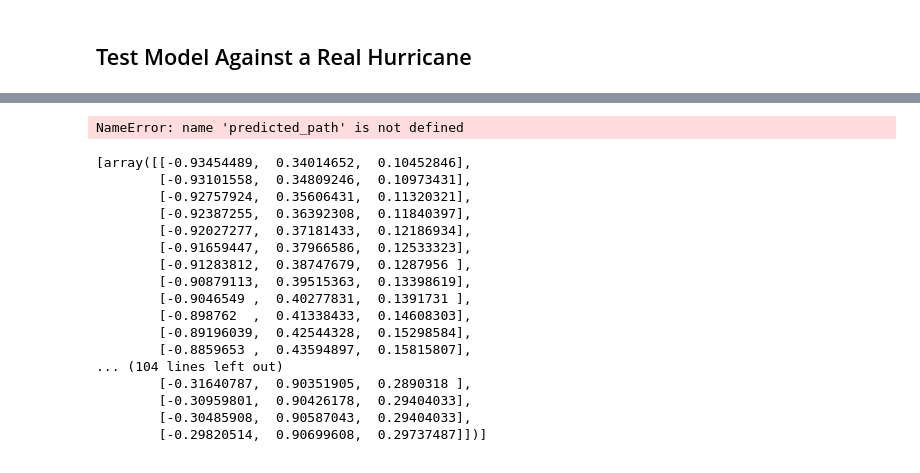
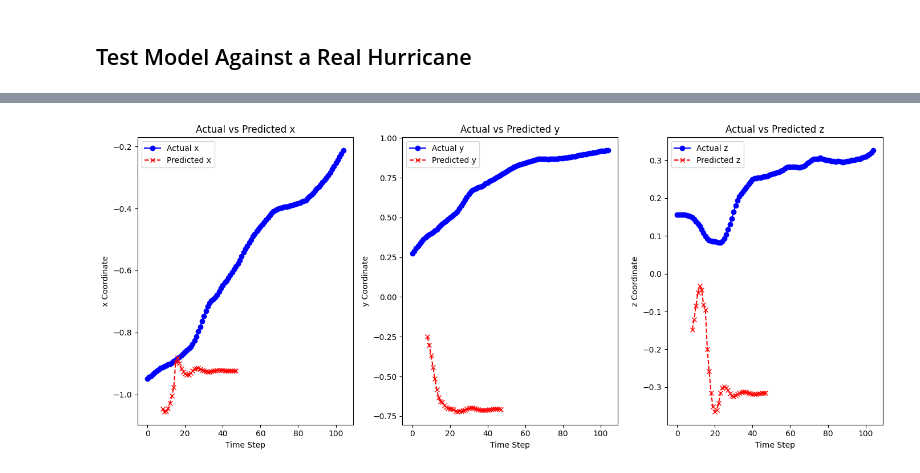
Before and after one commit to arshchawla21/Hurricane_RNN_Forecasting, a Jupyter notebook: notebooks/single_variable_hurricane_RNN.ipynb, the cells around one changed output, grey strips where cells are left out. Saved outputs shown, nothing was run; the diff lists cells and outputs as text; code cells hidden in the pictures.

```diff
--- a/notebooks/single_variable_hurricane_RNN.ipynb
+++ b/notebooks/single_variable_hurricane_RNN.ipynb
@@ -248,0 +289,6 @@ array([[-0.76460347,  0.5973737 ,  0.2419219 ],
+# %%
+def descale_xyz_array(scaled_array):
+    original_array = (scaled_array * 2) -1
+    return original_array
+# %%
+test_hurricane_norm = normalise_xyz_array(test_hurricane)
@@ -285,0 +331,3 @@ predicted_path = predict_path(model, test_hurricane[0:10], steps=40)
+# %%
+# Example: Predicting the next 32 steps from the first 8 sequence in the evaluation set
+predicted_path = predict_path(model, test_hurricane_norm[0:8], steps=40)
@@ -286,3 +352,5 @@ predicted_path = predict_path(model, test_hurricane[0:10], steps=40)
+# %%
+denorm_pred_path = descale_xyz_array(predicted_path)
 # %%
 # visualise the performance of the model
 def plot_predicted_vs_actual(actual_path, pred_path, start_index):
@@ -299,32 +367,32 @@ def plot_predicted_vs_actual(actual_path, pred_path, start_index):
     plt.subplot(1, 3, 1)
     plt.plot(range(len(actual_path)), actual_path[:, 0], label='Actual x', color='blue', marker='o')
     plt.plot(range(start_index, end_index), pred_path[:, 0], label='Predicted x', color='red', linestyle='--', marker='x')
     plt.xlabel('Time Step')
     plt.ylabel('x Coordinate')
     plt.title('Actual vs Predicted x')
     plt.legend()
 
     # Plotting y-coordinate over time
     plt.subplot(1, 3, 2)
     plt.plot(range(len(actual_path)), actual_path[:, 1], label='Actual y', color='blue', marker='o')
     plt.plot(range(start_index, end_index), pred_path[:, 1], label='Predicted y', color='red', linestyle='--', marker='x')
     plt.xlabel('Time Step')
     plt.ylabel('y Coordinate')
     plt.title('Actual vs Predicted y')
     plt.legend()
 
     # Plotting z-coordinate over time
     plt.subplot(1, 3, 3)
     plt.plot(range(len(actual_path)), actual_path[:, 2], label='Actual z', color='blue', marker='o')
     plt.plot(range(start_index, end_index), pred_path[:, 2], label='Predicted z', color='red', linestyle='--', marker='x')
     plt.xlabel('Time Step')
     plt.ylabel('z Coordinate')
     plt.title('Actual vs Predicted z')
     plt.legend()
 
     plt.tight_layout()
     plt.show()
 
-plot_predicted_vs_actual(test_hurricane,predicted_path,10)
+plot_predicted_vs_actual(test_hurricane,denorm_pred_path,8)
 # %% [output]
-NameError: name 'predicted_path' is not defined
+[figure, added]
@@ -337,20 +398,0 @@ list_hurricanes.append(get_points_for_sid(simple_df,"1978252N17119"))
-# %%
-list_hurricanes
-# %% [output]
-[array([[-0.93454489,  0.34014652,  0.10452846],
-        [-0.93101558,  0.34809246,  0.10973431],
-        [-0.92757924,  0.35606431,  0.11320321],
-        [-0.92387255,  0.36392308,  0.11840397],
-        [-0.92027277,  0.37181433,  0.12186934],
-        [-0.91659447,  0.37966586,  0.12533323],
-        [-0.91283812,  0.38747679,  0.1287956 ],
-        [-0.90879113,  0.39515363,  0.13398619],
-        [-0.9046549 ,  0.40277831,  0.1391731 ],
-        [-0.898762  ,  0.41338433,  0.14608303],
-        [-0.89196039,  0.42544328,  0.15298584],
-        [-0.8859653 ,  0.43594897,  0.15815807],
-... (104 lines left out)
-        [-0.31640787,  0.90351905,  0.2890318 ],
-        [-0.30959801,  0.90426178,  0.29404033],
-        [-0.30485908,  0.90587043,  0.29404033],
-        [-0.29820514,  0.90699608,  0.29737487]])]
```
Also changed, not shown: parts of 36 cells of this notebook, 5 other files.
